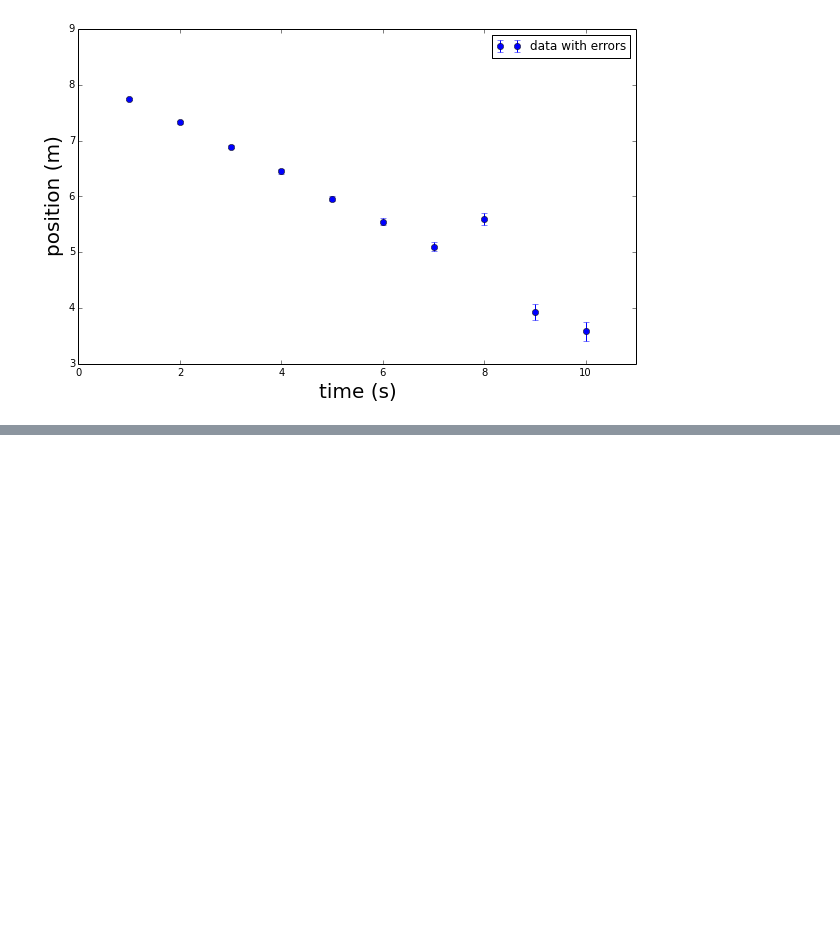
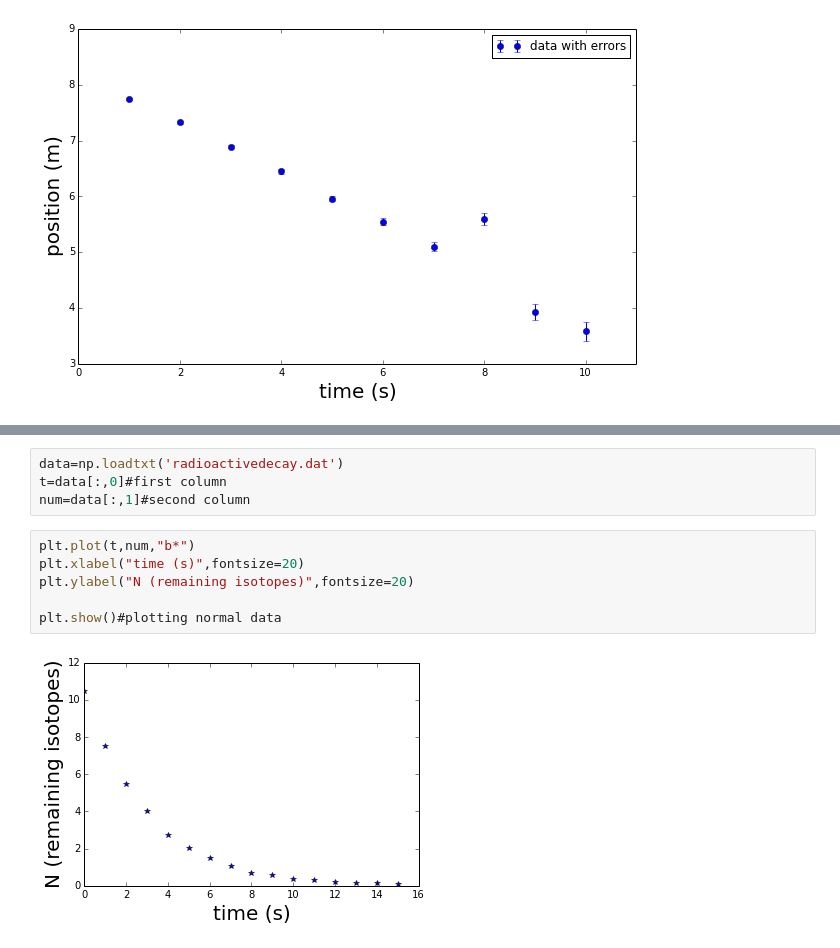
Before and after one commit to znlevine/PHYS202-S14, a Jupyter notebook: SciPy/OptimizationTour.ipynb, the cells around one changed output, grey strips where cells are left out. Drawn from its saved outputs; the diff is of its cells as text; blank space fills up the shorter version.

```diff
--- a/SciPy/OptimizationTour.ipynb
+++ b/SciPy/OptimizationTour.ipynb
@@ -81,0 +98,12 @@ cat: radioactivedecay.dat: No such file or directory
+# %%
+data=np.loadtxt('radioactivedecay.dat')
+t=data[:,0]#first column
+num=data[:,1]#second column
+# %%
+plt.plot(t,num,"b*")
+plt.xlabel("time (s)",fontsize=20)
+plt.ylabel("N (remaining isotopes)",fontsize=20)
+
+plt.show()#plotting normal data
+# %% [output]
+[figure, added]
```
Also changed, not shown: parts of 18 cells of this notebook, 3 other files.
